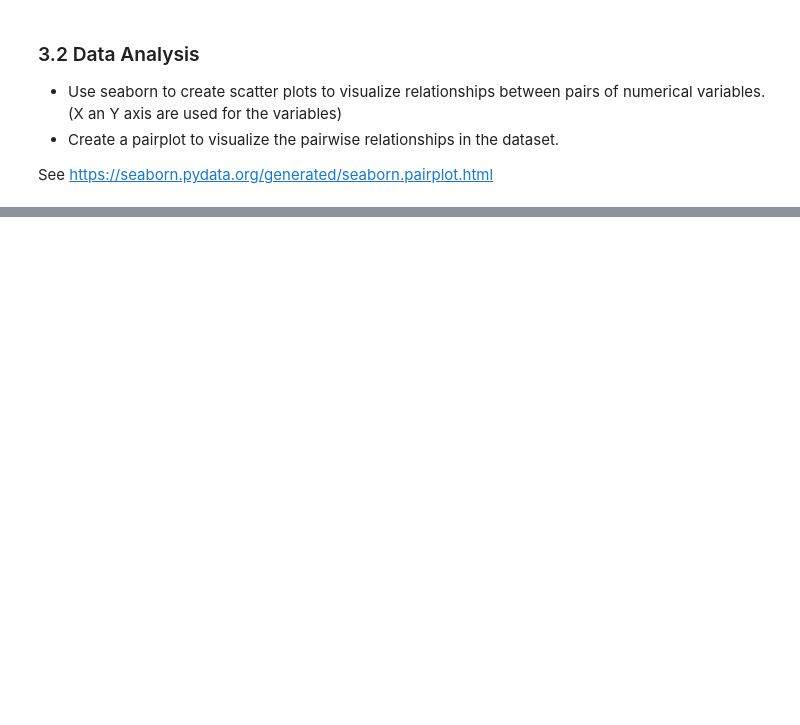
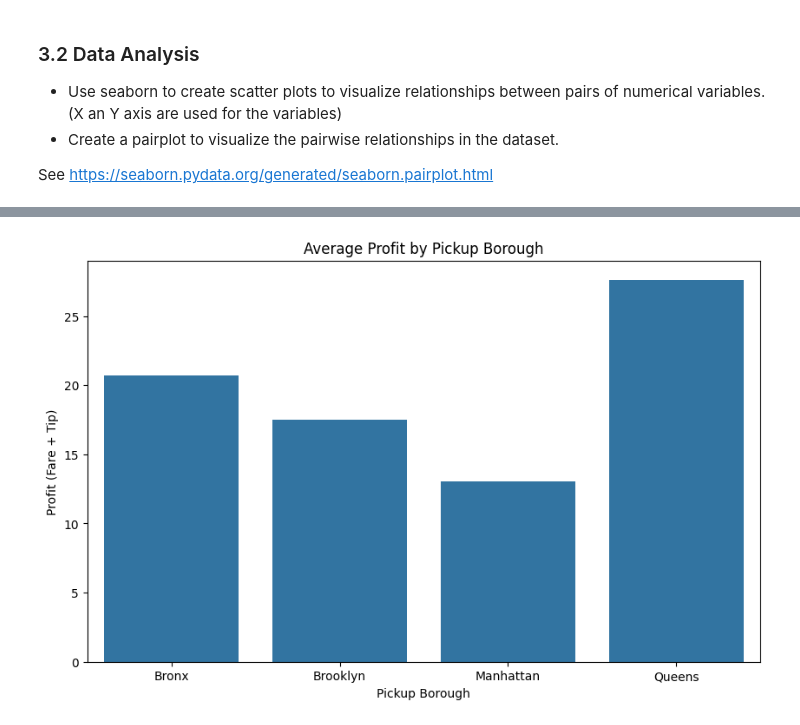
Before and after one commit to Peter537/Soft1-AI-OLA1, a Jupyter notebook: assignment-oskar.ipynb, the cells around one changed output, grey strips where cells are left out. Drawn from its saved outputs; the diff is of its cells as text; code cells hidden in the pictures; blank space fills up the shorter version.

```diff
--- a/assignment-oskar.ipynb
+++ b/assignment-oskar.ipynb
@@ -570,0 +576,5 @@ Yes           2.902290  12.537605  3.045457
+# %%
+borough_stats = df_subset.groupby('pickup_borough')[['fare', 'tip', 'profit', 'distance', 'trip_duration']].mean().reset_index()
+
+print("Average Metrics by Pickup Borough:")
+print(borough_stats)
@@ -596,0 +595,10 @@ plt.show()
+# %%
+# Bar Plot of Average Profit by Pickup Borough
+plt.figure(figsize=(10,6))
+sns.barplot(data=borough_stats, x='pickup_borough', y='profit')
+plt.title("Average Profit by Pickup Borough")
+plt.xlabel("Pickup Borough")
+plt.ylabel("Profit (Fare + Tip)")
+plt.show()
+# %% [output]
+[figure, added]
```
Also changed, not shown: parts of 35 cells of this notebook.
